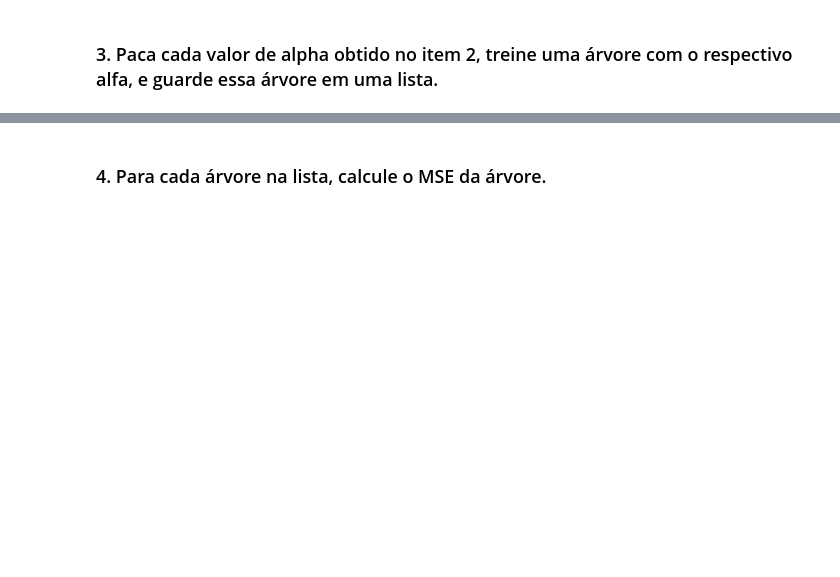
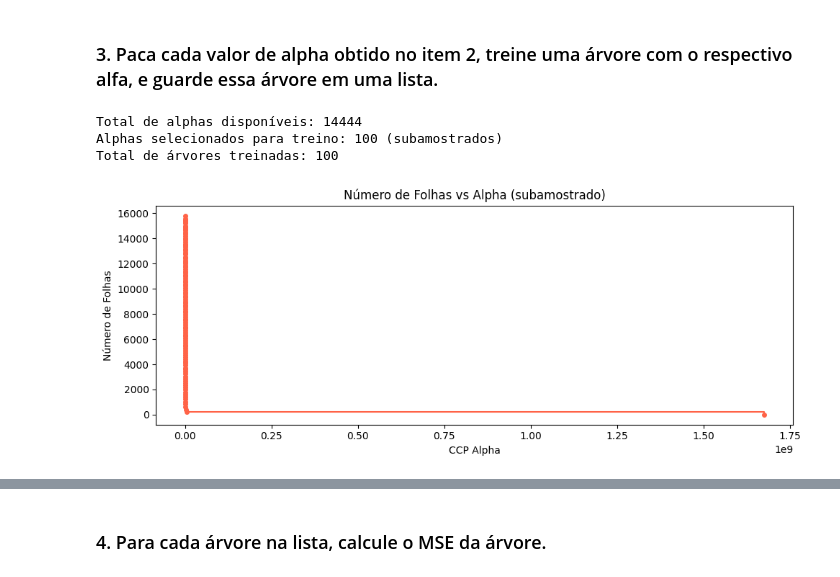
Before and after one commit to DDricko/Ciencia_de_dados_Ebac, a Jupyter notebook: Mod11/Profissao_Cientista_de_Dados_M11_assignment02.ipynb, the cells around one changed output, grey strips where cells are left out. Saved outputs shown, nothing was run; the diff lists cells and outputs as text; code cells hidden in the pictures; blank space fills up the shorter version.

```diff
--- a/Mod11/Profissao_Cientista_de_Dados_M11_assignment02.ipynb
+++ b/Mod11/Profissao_Cientista_de_Dados_M11_assignment02.ipynb
@@ -104,3 +81,41 @@ print(f"Total de árvores treinadas: {len(trees_por_alpha)}")
+# %%
+# PROBLEMA ORIGINAL: treinar uma árvore para CADA alpha gerava milhares de iterações
+# SOLUÇÃO: subamostrar ~100 alphas representativos — reduz o tempo de minutos para segundos
+
+alphas_todos = ccp_alphas[:-1]  # remove o último alpha (gera árvore sem folhas)
+
+n_amostras = min(100, len(alphas_todos))
+indices = np.unique(np.linspace(0, len(alphas_todos) - 1, n_amostras, dtype=int))
+alphas_validos = alphas_todos[indices]
+
+print(f"Total de alphas disponíveis: {len(alphas_todos)}")
+print(f"Alphas selecionados para treino: {len(alphas_validos)} (subamostrados)")
+
+# Treina uma árvore por alpha E coleta n_leaves no mesmo loop (evita loop duplo)
+trees_por_alpha = []
+n_leaves = []
+
+for alpha in alphas_validos:
+    t = DecisionTreeRegressor(ccp_alpha=alpha, random_state=42)
+    t.fit(X_train, y_train)
+    trees_por_alpha.append(t)
+    n_leaves.append(t.get_n_leaves())
+
+print(f"Total de árvores treinadas: {len(trees_por_alpha)}")
+
+# Gráfico de n_leaves vs alpha (complemento do Ex. 2)
+plt.figure(figsize=(10, 4))
+plt.plot(alphas_validos, n_leaves, marker='o', markersize=4, drawstyle='steps-post', color='tomato')
+plt.xlabel('CCP Alpha')
+plt.ylabel('Número de Folhas')
+plt.title('Número de Folhas vs Alpha (subamostrado)')
+plt.tight_layout()
+plt.show()
+# %% [output]
+Total de alphas disponíveis: 14444
+Alphas selecionados para treino: 100 (subamostrados)
+Total de árvores treinadas: 100
+[figure, added]
 # %%
 # Resumo das árvores treinadas (profundidade e número de folhas)
 resumo = pd.DataFrame({
```
Also changed, not shown: parts of 8 cells of this notebook.
